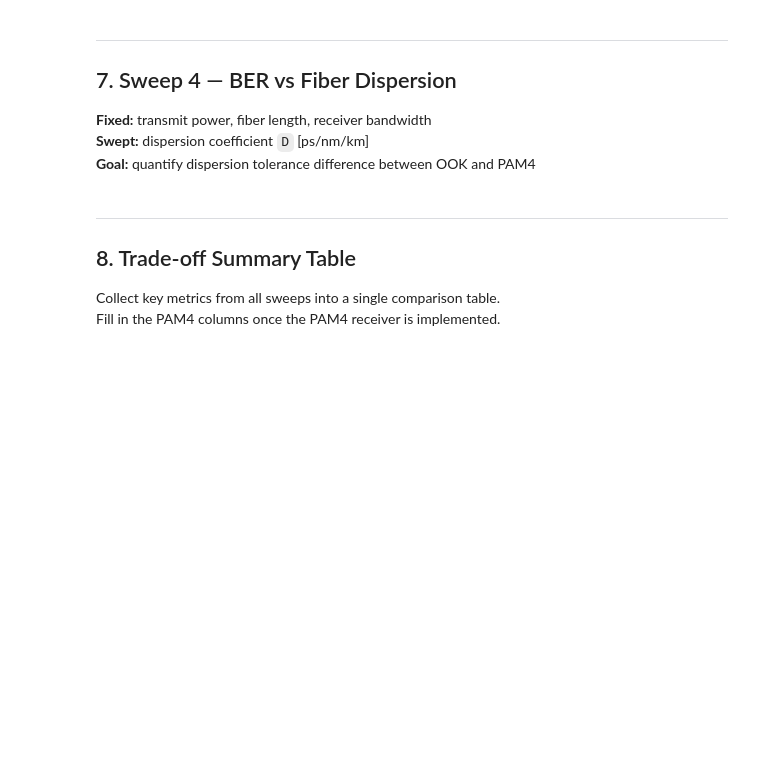
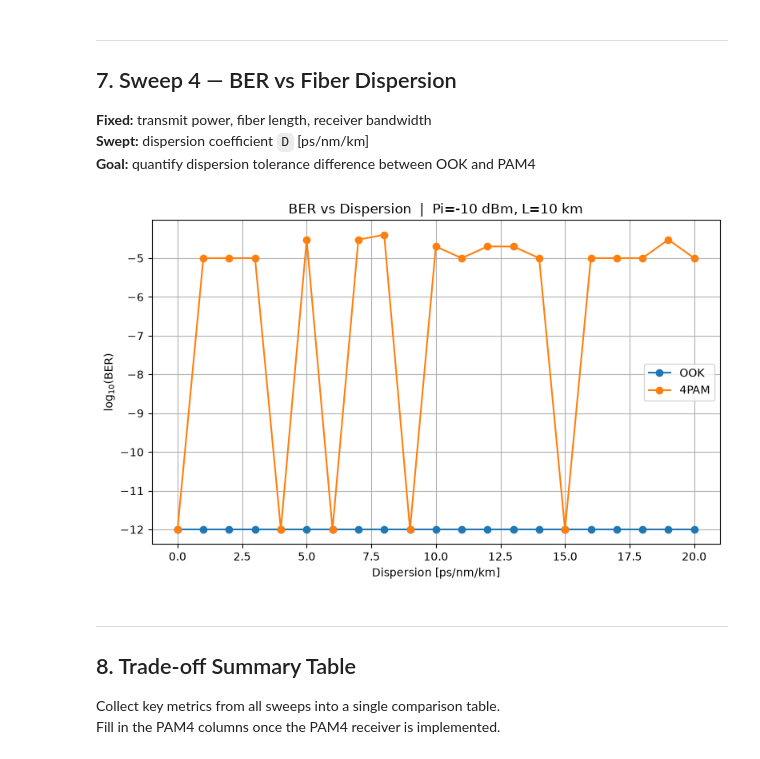
Before and after one commit to tqb634/LVTN, a Jupyter notebook: main_simulation.ipynb, the cells around one changed output. Cells and saved outputs as stored; diff of their text form; code cells hidden in the pictures; blank space fills up the shorter version.

```diff
--- a/main_simulation.ipynb
+++ b/main_simulation.ipynb
@@ -324,25 +321,27 @@ sweep4_ook = sweep_ber_vs_dispersion(
     nBits            = nBits,
 )
 
-# PAM4 — uncomment when M=4 is implemented
-# sweep4_pam4 = sweep_ber_vs_dispersion(
-#     dispersion_range = dispersion_range,
-#     Pi_dBm           = Pi_disp,
-#     M                = 4,
-#     Rs               = Rs,
-#     SpS              = SpS,
-#     fiber_L          = FIBER_L,
-#     fiber_alpha      = FIBER_ALPHA,
-#     Fc               = Fc,
-#     rx_bandwidth     = RX_BW,
-#     nBits            = nBits,
-# )
+# PAM4
+sweep4_pam4 = sweep_ber_vs_dispersion(
+    dispersion_range = dispersion_range,
+    Pi_dBm           = Pi_disp,
+    M                = 4,
+    Rs               = Rs_4PAM,
+    SpS              = SpS,
+    fiber_L          = FIBER_L,
+    fiber_alpha      = FIBER_ALPHA,
+    Fc               = Fc,
+    rx_bandwidth     = RX_BW,
+    nBits            = nBits,
+)
 # %%
 plot_ber_vs_dispersion(
-    results_list = [sweep4_ook],
-    labels       = ['OOK'],
+    results_list = [sweep4_ook, sweep4_pam4],
+    labels       = ['OOK', '4PAM'],
     title        = f'BER vs Dispersion  |  Pi={Pi_disp} dBm, L={FIBER_L} km',
 )
+# %% [output]
+[figure, added]
 # %% [markdown]
 ---
 ## 8. Trade-off Summary Table
```
Also changed, not shown: parts of 9 cells of this notebook, 1 other file.
